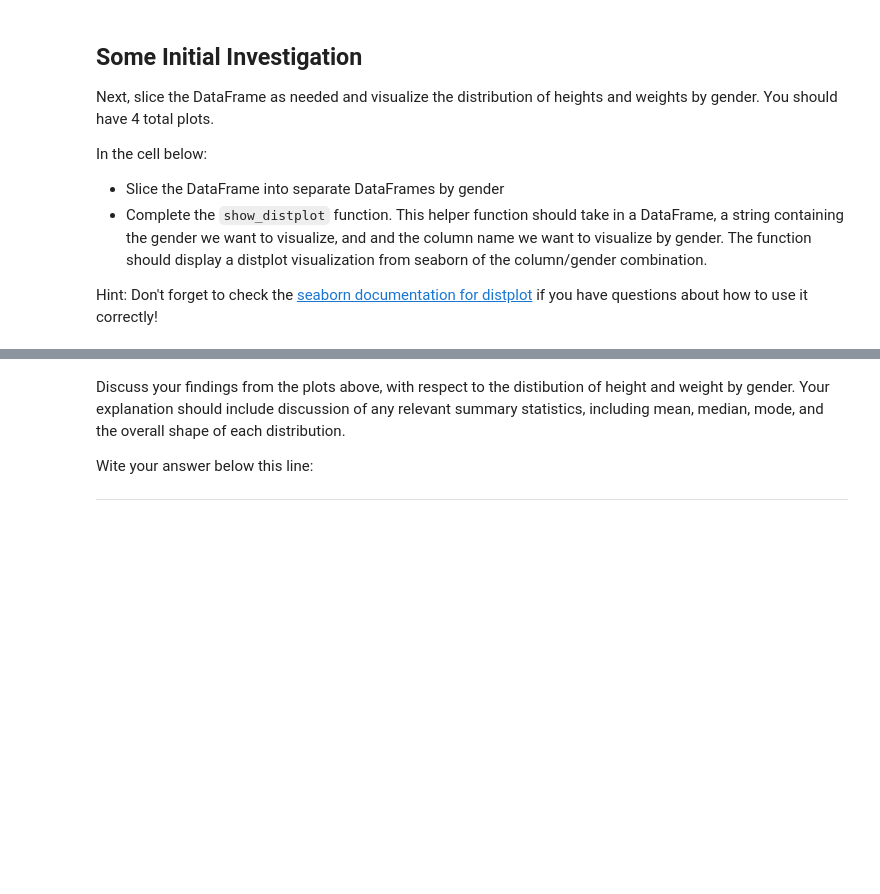
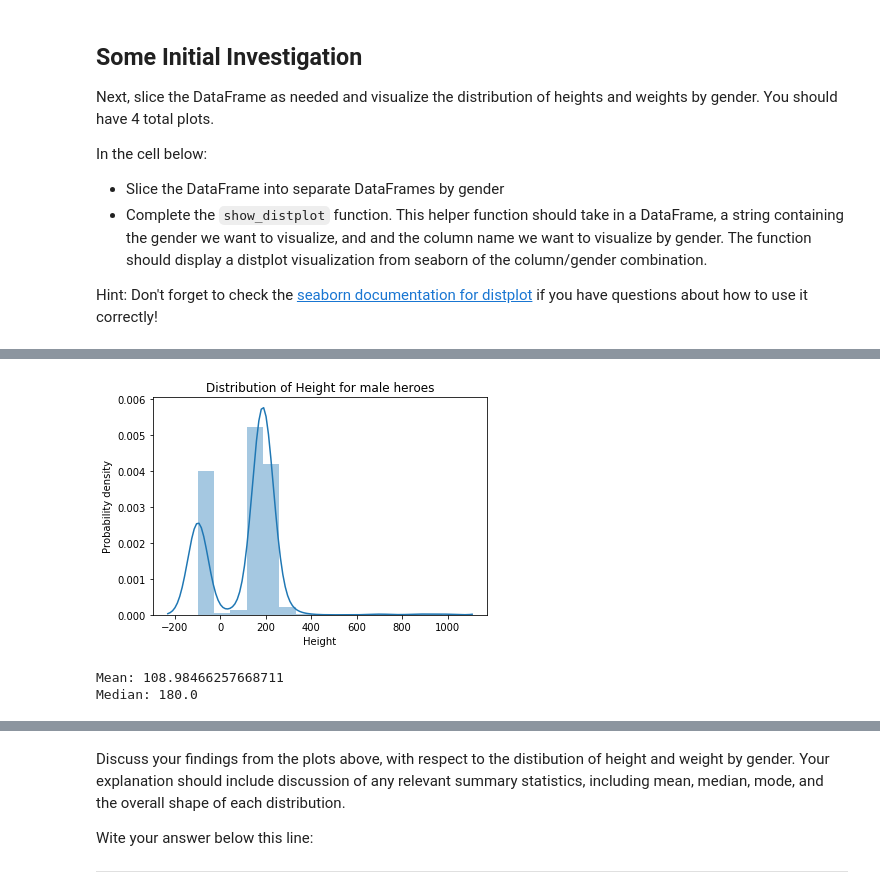
Before and after one commit to L-Lewis/dsc-1-04-13-project-data-cleaning-online-ds-ft-011419, a Jupyter notebook: index.ipynb, the cells around one changed output, grey strips where cells are left out. Saved outputs shown, nothing was run; the diff lists cells and outputs as text; code cells hidden in the pictures; blank space fills up the shorter version.

```diff
--- a/index.ipynb
+++ b/index.ipynb
@@ -318,0 +307,3 @@ def show_distplot(dataframe, gender, column_name):
+# %%
+male_heroes_df = joined_df.loc[joined_df['Gender']=='Male']
+female_heroes_df = joined_df.loc[joined_df['Gender']=='Female']
@@ -318,0 +321,16 @@ def show_distplot(dataframe, gender, column_name):
+# %%
+def show_distplot(dataframe, gender, column_name):
+    plt.plot()
+    sns.distplot(dataframe[column_name])
+    plt.title(f'Distribution of {column_name} for {gender} heroes')
+    plt.ylabel('Probability density')
+    plt.show()
+# %%
+# Male Height
+show_distplot(male_heroes_df, 'male', 'Height')
+print(f'Mean: {np.mean(male_heroes_df.Height)}')
+print(f'Median: {np.median(male_heroes_df.Height)}')
+# %% [output]
+[figure, added]
+Mean: 108.98466257668711
+Median: 180.0
```
Also changed, not shown: parts of 19 cells of this notebook.
